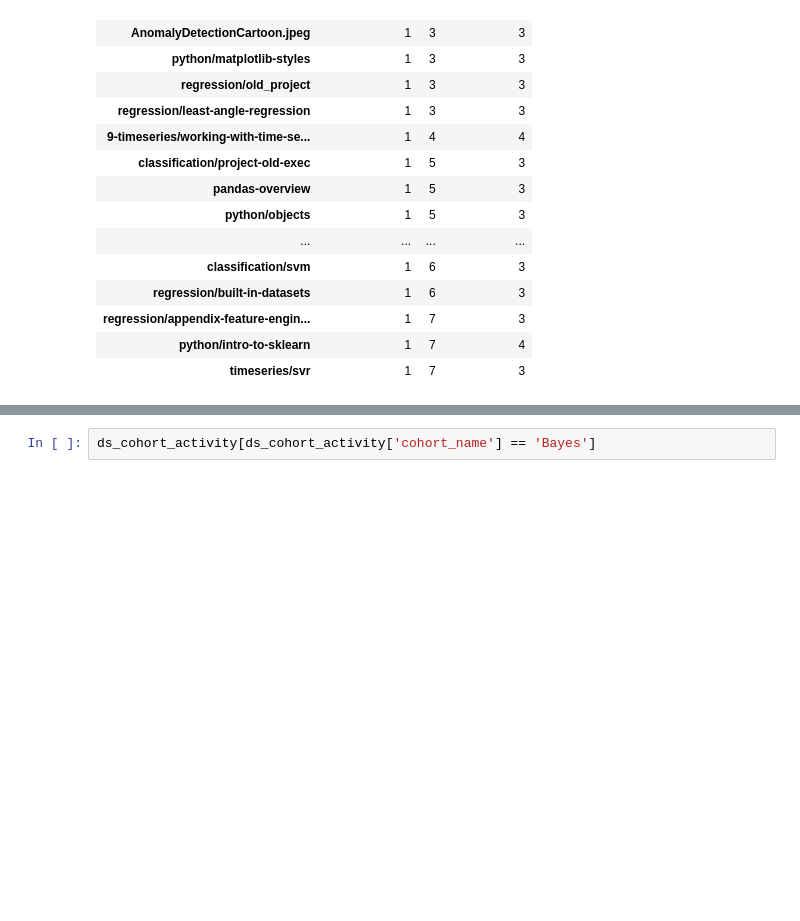
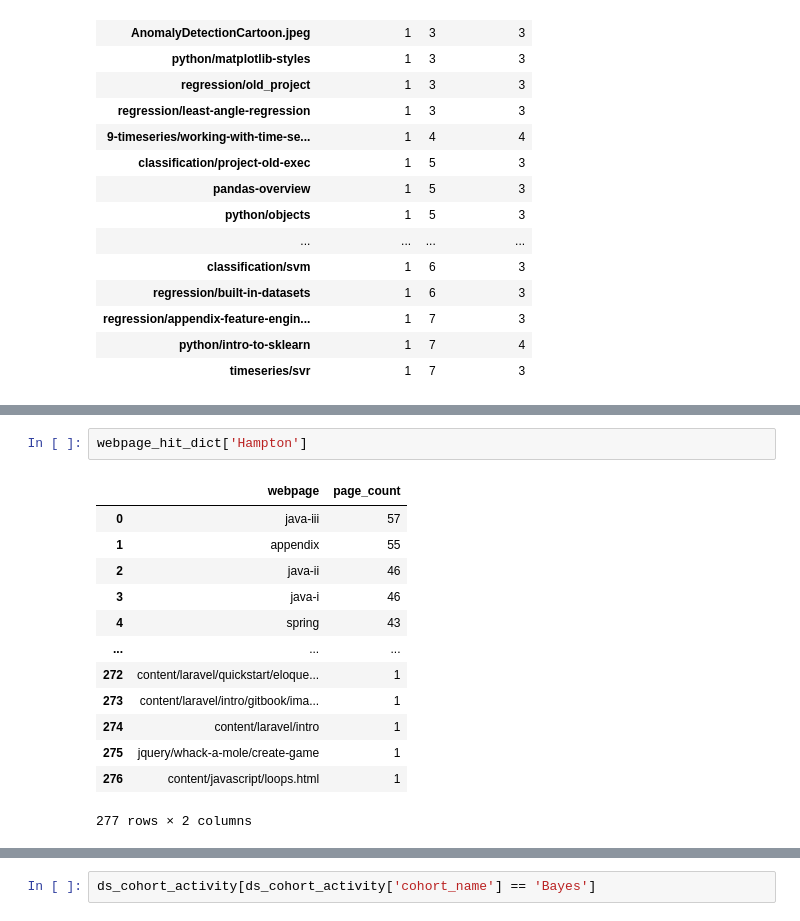
Before and after one commit to codeupdonuts/anomaly-project, a Jupyter notebook: jcrosenberger-notebook.ipynb, the cells around one changed output, grey strips where cells are left out. Saved outputs shown, nothing was run; the diff lists cells and outputs as text; blank space fills up the shorter version.

```diff
--- a/jcrosenberger-notebook.ipynb
+++ b/jcrosenberger-notebook.ipynb
@@ -314 +474,17 @@ pandas.core.series.Series
+# %%
+webpage_hit_dict['Hampton']
+# %% [output]
+|  | webpage | page_count |
+| 0 | java-iii | 57 |
+| 1 | appendix | 55 |
+| 2 | java-ii | 46 |
+| 3 | java-i | 46 |
+| 4 | spring | 43 |
+| ... | ... | ... |
+| 272 | content/laravel/quickstart/eloque... | 1 |
+| 273 | content/laravel/intro/gitbook/ima... | 1 |
+| 274 | content/laravel/intro | 1 |
+| 275 | jquery/whack-a-mole/create-game | 1 |
+| 276 | content/javascript/loops.html | 1 |
+277 rows × 2 columns
 # %%
```
Also changed, not shown: parts of 17 cells of this notebook, 1 other file.
